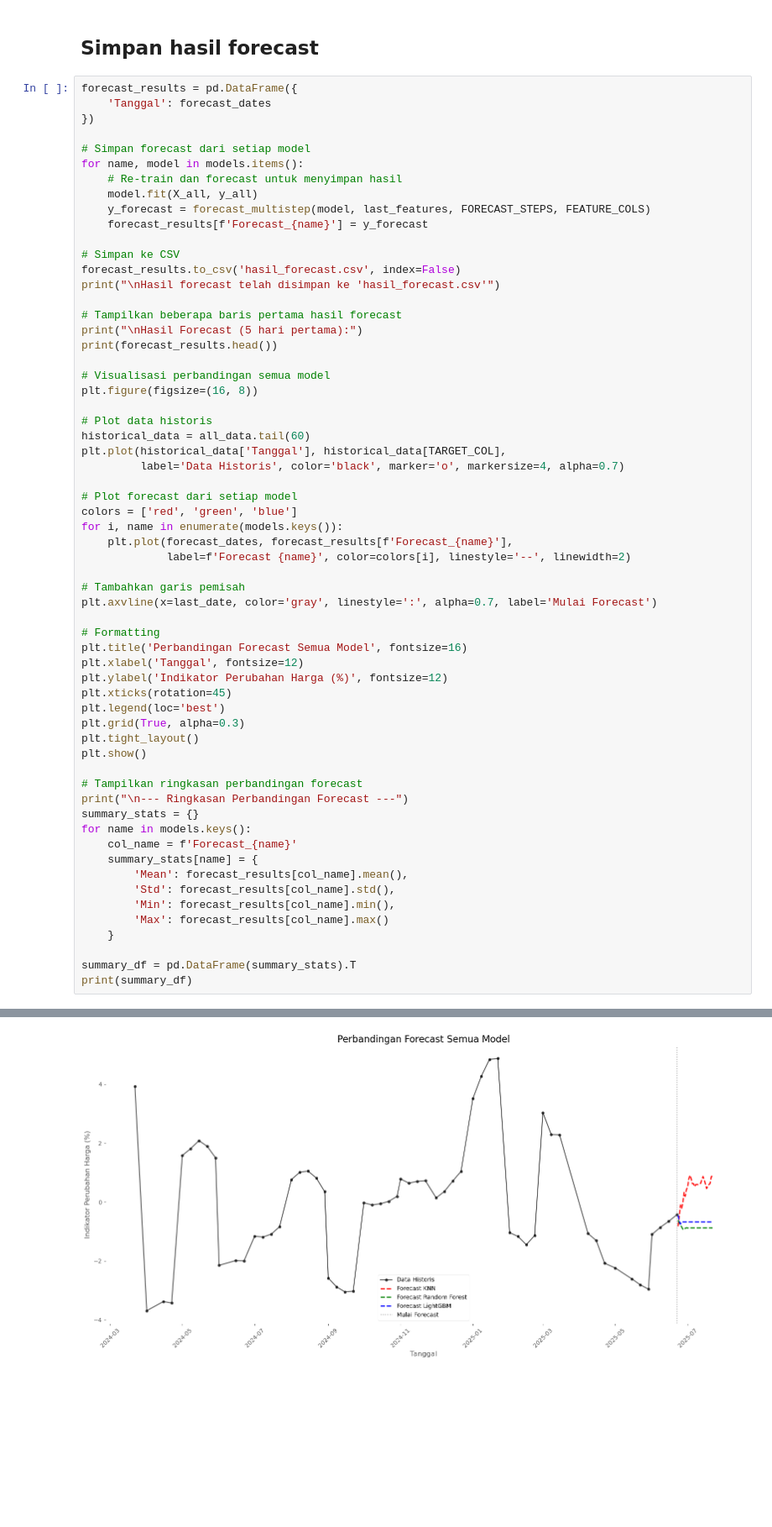
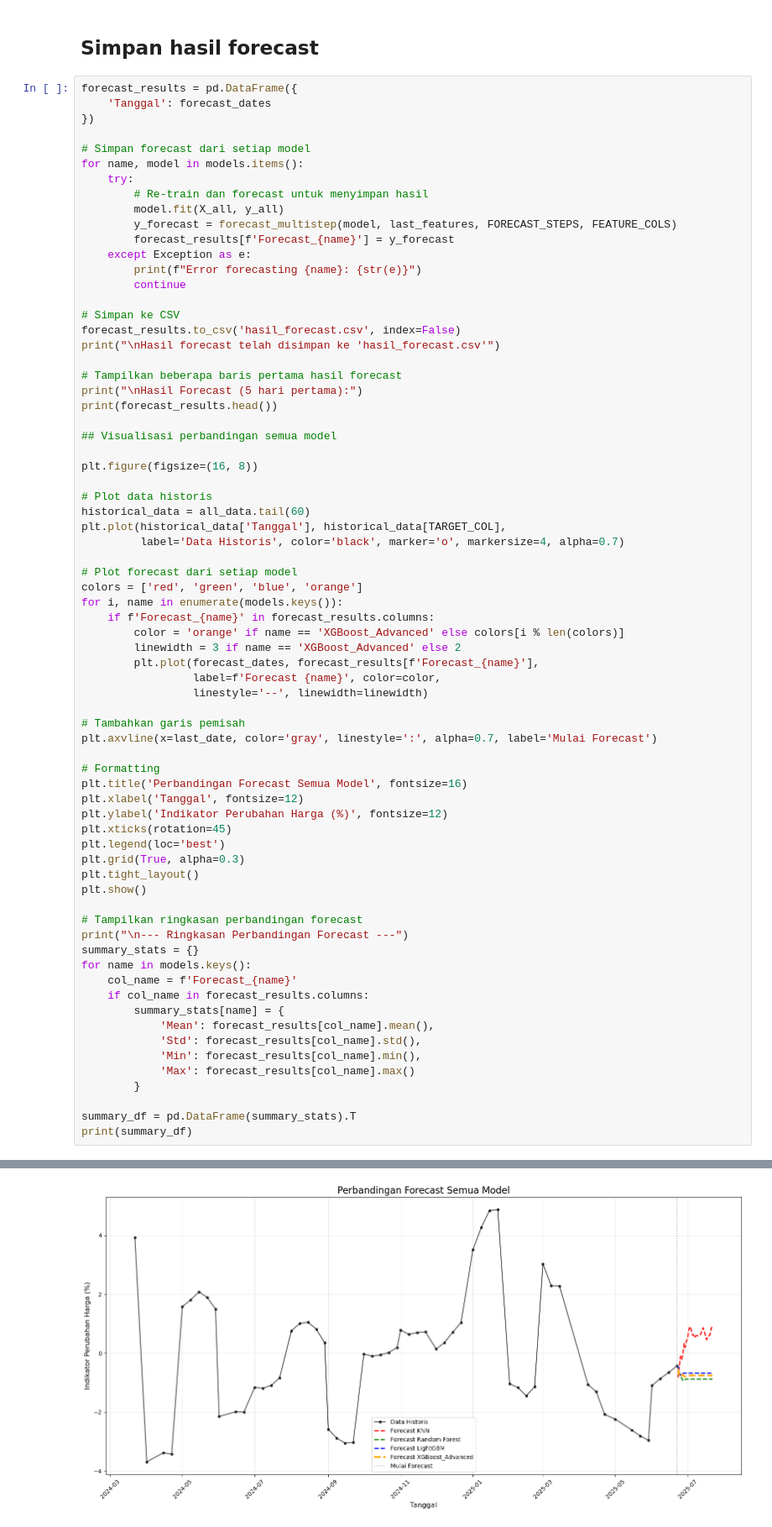
Before and after one commit to peder24/pkl_bps_batu, a Jupyter notebook: forecasting.ipynb, the cells around one changed output, grey strips where cells are left out. Shown at 84% size. Saved outputs shown, nothing was run; the diff lists cells and outputs as text; blank space fills up the shorter version.

Commit message:
Add XGBoost Model

```diff
--- a/forecasting.ipynb
+++ b/forecasting.ipynb
@@ -262,10 +686,14 @@ forecast_results = pd.DataFrame({
 
 # Simpan forecast dari setiap model
 for name, model in models.items():
-    # Re-train dan forecast untuk menyimpan hasil
-    model.fit(X_all, y_all)
-    y_forecast = forecast_multistep(model, last_features, FORECAST_STEPS, FEATURE_COLS)
-    forecast_results[f'Forecast_{name}'] = y_forecast
+    try:
+        # Re-train dan forecast untuk menyimpan hasil
+        model.fit(X_all, y_all)
+        y_forecast = forecast_multistep(model, last_features, FORECAST_STEPS, FEATURE_COLS)
+        forecast_results[f'Forecast_{name}'] = y_forecast
+    except Exception as e:
+        print(f"Error forecasting {name}: {str(e)}")
+        continue
 
 # Simpan ke CSV
 forecast_results.to_csv('hasil_forecast.csv', index=False)
@@ -275,7 +703,8 @@ print("\nHasil forecast telah disimpan ke 'hasil_forecast.csv'")
 print("\nHasil Forecast (5 hari pertama):")
 print(forecast_results.head())
 
-# Visualisasi perbandingan semua model
+## Visualisasi perbandingan semua model
+
 plt.figure(figsize=(16, 8))
 
 # Plot data historis
@@ -284,10 +713,14 @@ plt.plot(historical_data['Tanggal'], historical_data[TARGET_COL],
          label='Data Historis', color='black', marker='o', markersize=4, alpha=0.7)
 
 # Plot forecast dari setiap model
-colors = ['red', 'green', 'blue']
+colors = ['red', 'green', 'blue', 'orange']
 for i, name in enumerate(models.keys()):
-    plt.plot(forecast_dates, forecast_results[f'Forecast_{name}'],
-             label=f'Forecast {name}', color=colors[i], linestyle='--', linewidth=2)
+    if f'Forecast_{name}' in forecast_results.columns:
+        color = 'orange' if name == 'XGBoost_Advanced' else colors[i % len(colors)]
+        linewidth = 3 if name == 'XGBoost_Advanced' else 2
+        plt.plot(forecast_dates, forecast_results[f'Forecast_{name}'],
+                 label=f'Forecast {name}', color=color,
+                 linestyle='--', linewidth=linewidth)
 
 # Tambahkan garis pemisah
 plt.axvline(x=last_date, color='gray', linestyle=':', alpha=0.7, label='Mulai Forecast')
@@ -307,12 +740,13 @@ print("\n--- Ringkasan Perbandingan Forecast ---")
 summary_stats = {}
 for name in models.keys():
     col_name = f'Forecast_{name}'
-    summary_stats[name] = {
-        'Mean': forecast_results[col_name].mean(),
-        'Std': forecast_results[col_name].std(),
-        'Min': forecast_results[col_name].min(),
-        'Max': forecast_results[col_name].max()
-    }
+    if col_name in forecast_results.columns:
+        summary_stats[name] = {
+            'Mean': forecast_results[col_name].mean(),
+            'Std': forecast_results[col_name].std(),
+            'Min': forecast_results[col_name].min(),
+            'Max': forecast_results[col_name].max()
+        }
 
 summary_df = pd.DataFrame(summary_stats).T
 print(summary_df)
@@ -329,2 +770,2 @@ Hasil Forecast (5 hari pertama):
-[figure, old version]
+[figure, new version]
 --- Ringkasan Perbandingan Forecast ---
```
Also changed, not shown: parts of 19 cells of this notebook, 6 other files.
